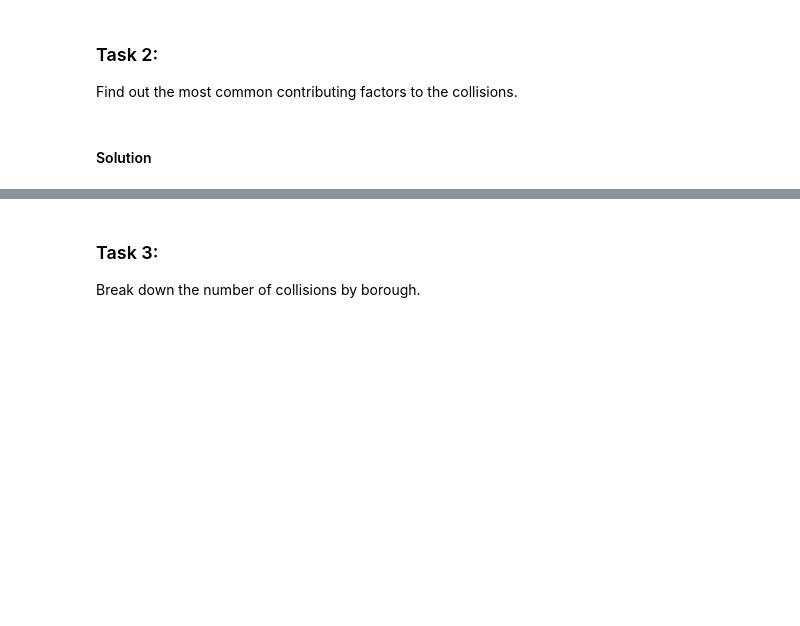
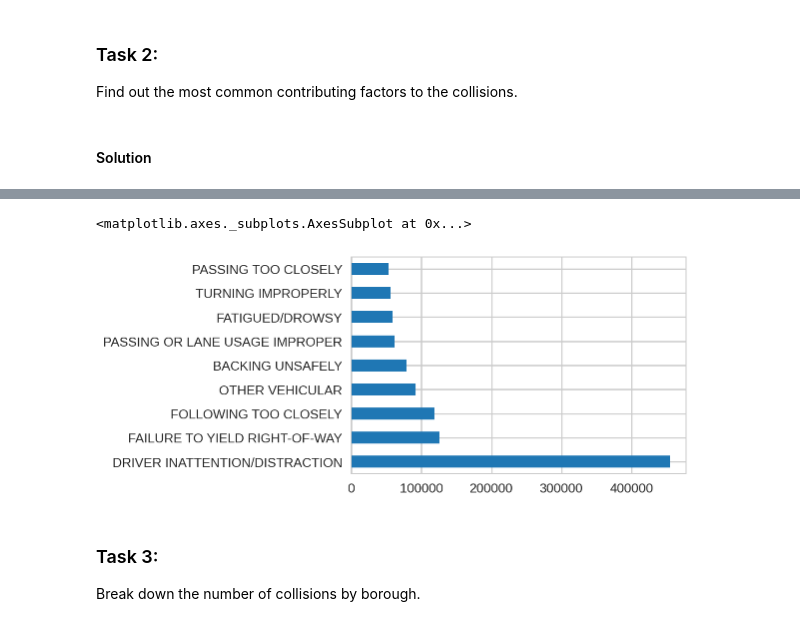
Before and after one commit to ipeirotis/dealing_with_data, a Jupyter notebook: 03-Pandas/A2-Introduction_to_Pandas-NYPD_Vehicle_Collisions.ipynb, the cells around one changed output, grey strips where cells are left out. Cells and saved outputs as stored; diff of their text form; code cells hidden in the pictures; blank space fills up the shorter version.

```diff
--- a/03-Pandas/A2-Introduction_to_Pandas-NYPD_Vehicle_Collisions.ipynb
+++ b/03-Pandas/A2-Introduction_to_Pandas-NYPD_Vehicle_Collisions.ipynb
@@ -26,0 +32,12 @@ Download the dataset. Use the "Export" view, get the URL for the CSV file, and d
+# %%
+import os
+from sqlalchemy import create_engine
+
+conn_string = 'mysql+pymysql://{user}:{password}@{host}/{db}?charset=utf8mb4'.format(
+    host = 'db.ipeirotis.org',
+    user = 'student',
+    password = 'dwdstudent2015',
+    db = 'collisions',
+    encoding = 'utf8mb4')
+
+mysql_conn = create_engine(conn_string).connect()
@@ -33,0 +82,8 @@ df = pd.read_csv("accidents.csv", low_memory=False)
+# %%
+# This query returns back the vehicles_involved table
+sql = '''
+	SELECT *
+  FROM vehicles_involved
+'''
+v = pd.read_sql(sql, con=mysql_conn)
+v
@@ -45,7 +141,10 @@ df['CONTRIBUTING FACTOR VEHICLE 1'].value_counts().plot(kind='barh')
 # %%
 # Task 2: If we want to remove the "Unspecified", we select the elements starting
 # from position 1 (i.e., the second element in the list, the first one is 0)
-df['CONTRIBUTING FACTOR VEHICLE 1'].value_counts()[1:10].plot(kind='barh')
+v['CAUSE'].value_counts()[1:10].plot(kind='barh')
+# %% [output]
+<matplotlib.axes._subplots.AxesSubplot at 0x...>
+[figure, added]
 # %% [markdown]
 ### Task 3:
 
```
Also changed, not shown: parts of 26 cells of this notebook.
